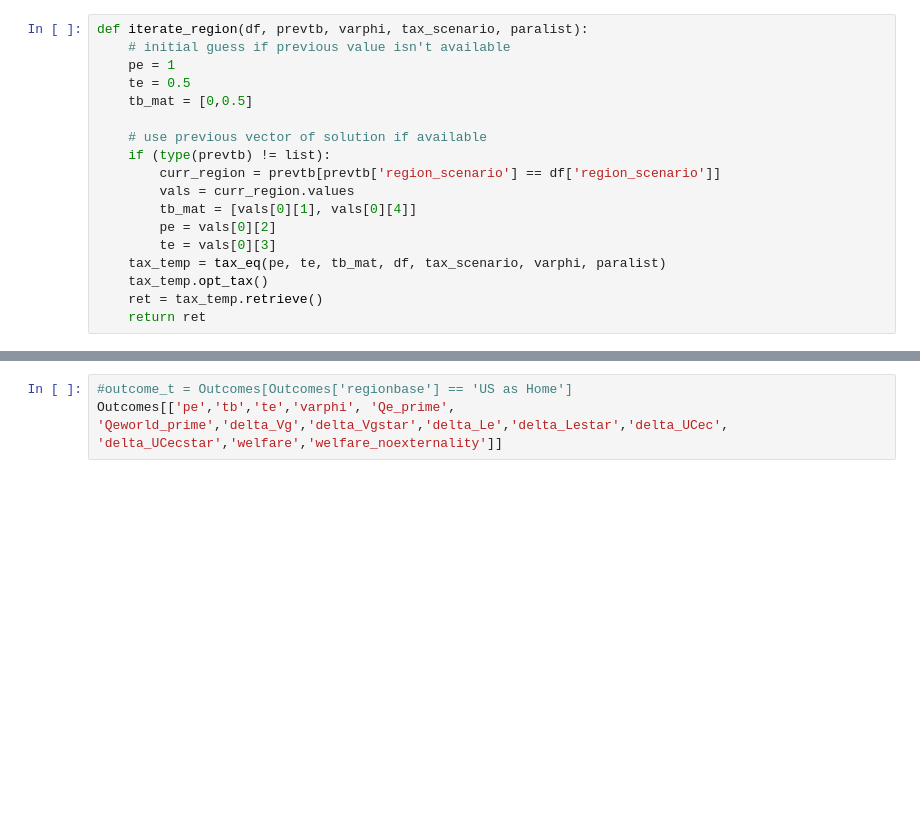
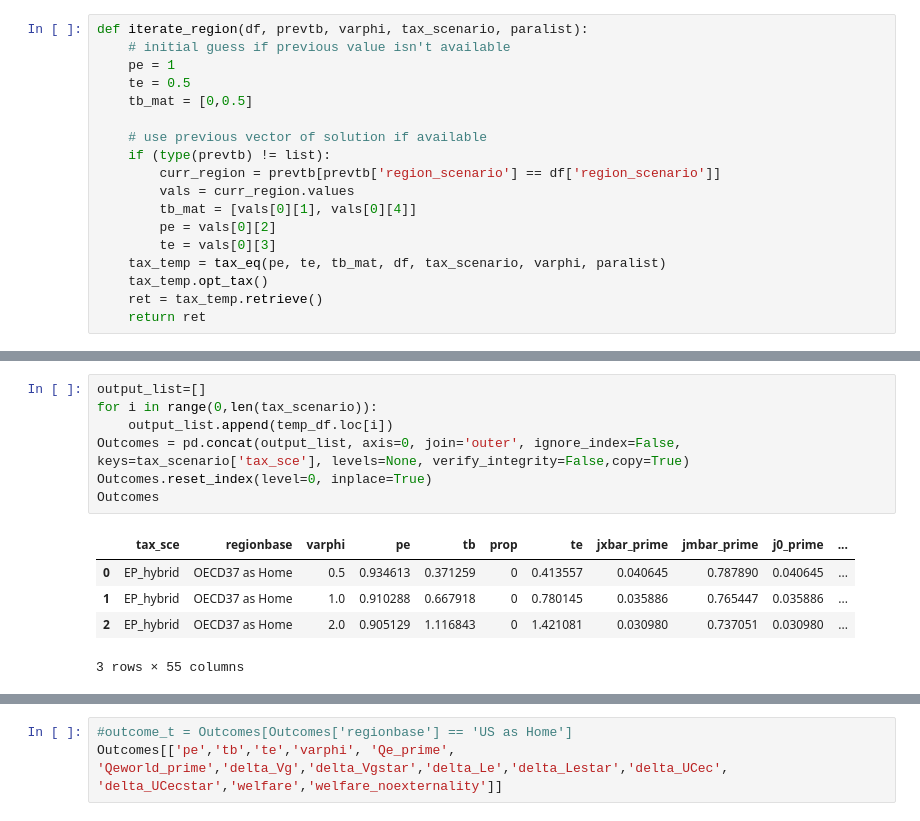
Before and after one commit to VoliCrank/Optimal-Unilateral-Carbon-Policy, a Jupyter notebook: simulation_results/codes/direct_energy_consumption/ces_direct_energy.ipynb, the cells around one changed output, grey strips where cells are left out. Drawn from its saved outputs; the diff is of its cells as text; blank space fills up the shorter version.

```diff
--- a/simulation_results/codes/direct_energy_consumption/ces_direct_energy.ipynb
+++ b/simulation_results/codes/direct_energy_consumption/ces_direct_energy.ipynb
@@ -143,2 +127,15 @@ EPC_hybrid
+# %%
+output_list=[]
+for i in range(0,len(tax_scenario)):
+    output_list.append(temp_df.loc[i])
+Outcomes = pd.concat(output_list, axis=0, join='outer', ignore_index=False, keys=tax_scenario['tax_sce'], levels=None, verify_integrity=False,copy=True)
+Outcomes.reset_index(level=0, inplace=True)
+Outcomes
+# %% [output]
+|  | tax_sce | regionbase | varphi | pe | tb | prop | te | jxbar_prime | jmbar_prime | j0_prime | ... |
+| 0 | EP_hybrid | OECD37 as Home | 0.5 | 0.934613 | 0.371259 | 0 | 0.413557 | 0.040645 | 0.787890 | 0.040645 | ... |
+| 1 | EP_hybrid | OECD37 as Home | 1.0 | 0.910288 | 0.667918 | 0 | 0.780145 | 0.035886 | 0.765447 | 0.035886 | ... |
+| 2 | EP_hybrid | OECD37 as Home | 2.0 | 0.905129 | 1.116843 | 0 | 1.421081 | 0.030980 | 0.737051 | 0.030980 | ... |
+3 rows × 55 columns
 # %%
 output_list=[]
```
Also changed, not shown: parts of 8 cells of this notebook, 24 other files.
